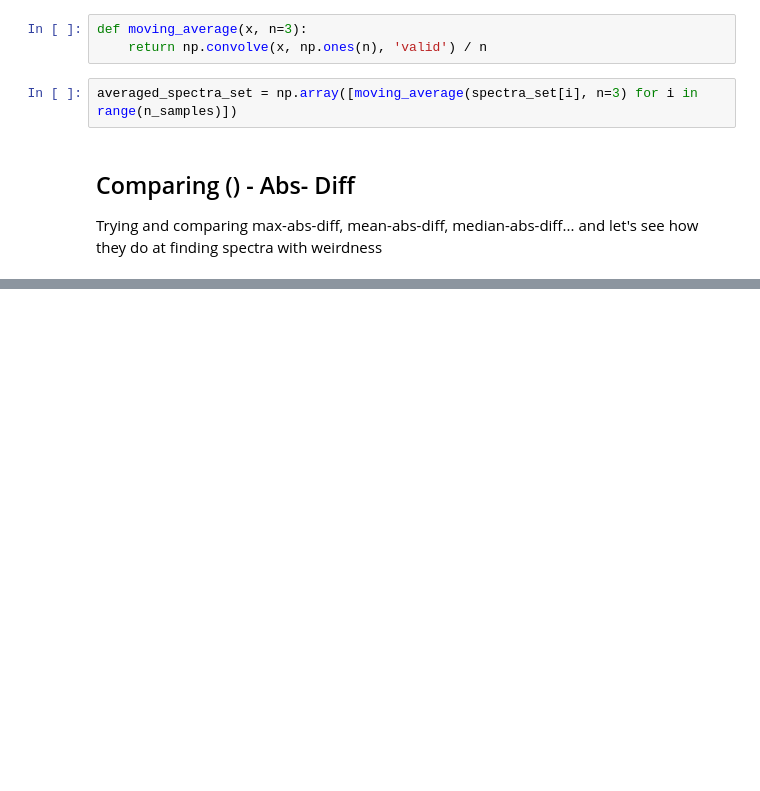
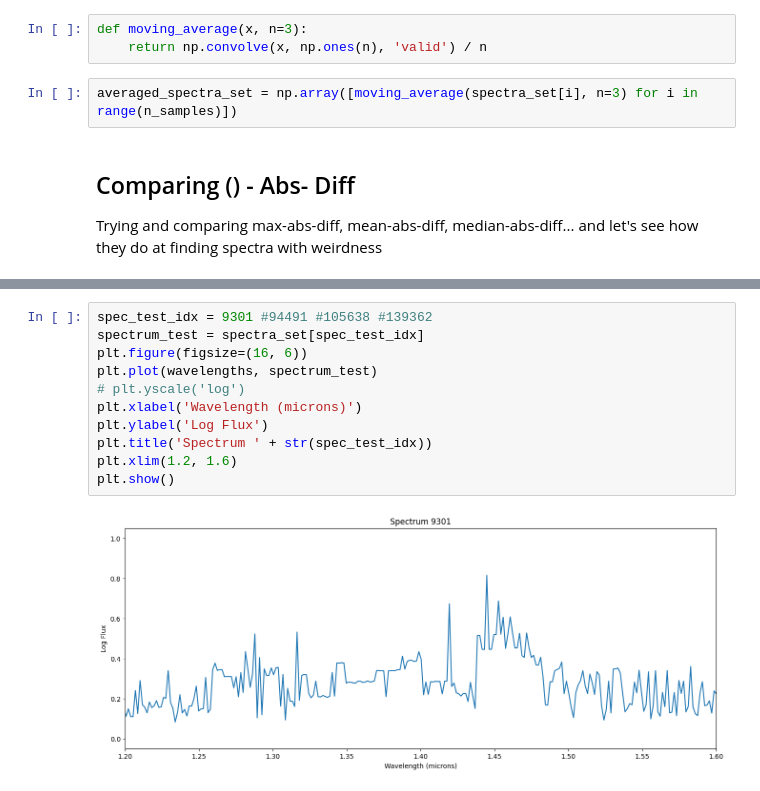
Before and after one commit to ctychen/PlanetAtmospheresN3AS, a Jupyter notebook: FindingAnomaliesTests.ipynb, the cells around one changed output, grey strips where cells are left out. Drawn from its saved outputs; the diff is of its cells as text; blank space fills up the shorter version.

Commit message:
test notebooks for reduced basis

```diff
--- a/FindingAnomaliesTests.ipynb
+++ b/FindingAnomaliesTests.ipynb
@@ -47,0 +140,13 @@ spectra_max_absolute_differences = np.max(np.abs(np.diff(spectra_set, axis=1)),
+# %%
+spec_test_idx = 9301 #94491 #105638 #139362
+spectrum_test = spectra_set[spec_test_idx]
+plt.figure(figsize=(16, 6))
+plt.plot(wavelengths, spectrum_test)
+# plt.yscale('log')
+plt.xlabel('Wavelength (microns)')
+plt.ylabel('Log Flux')
+plt.title('Spectrum ' + str(spec_test_idx))
+plt.xlim(1.2, 1.6)
+plt.show()
+# %% [output]
+[figure, added]
```
Also changed, not shown: parts of 8 cells of this notebook, 2 other files.
